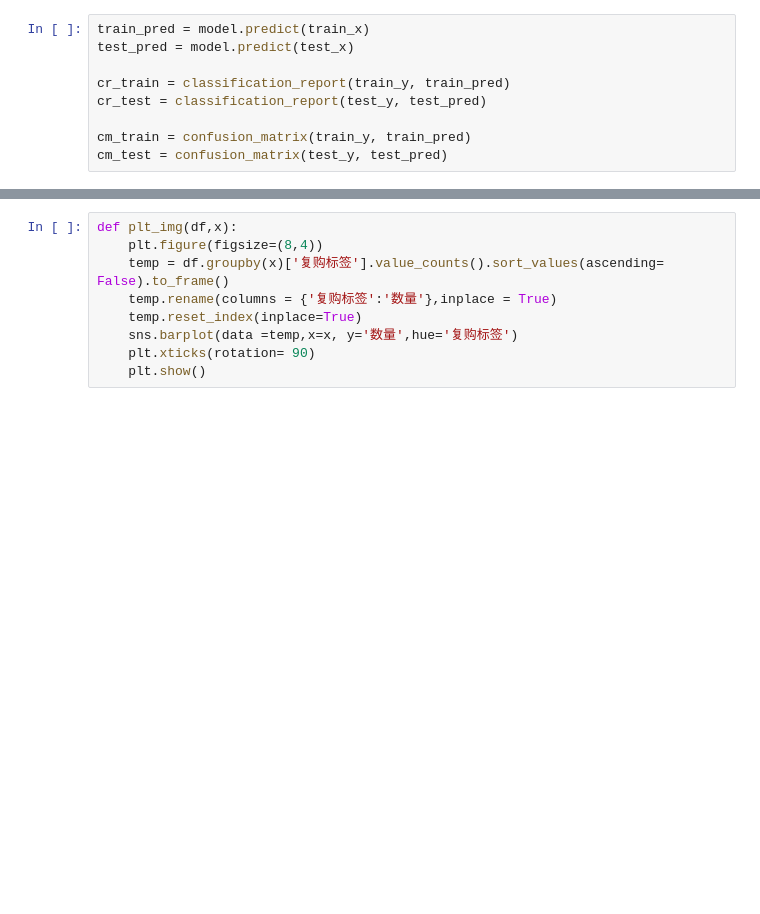
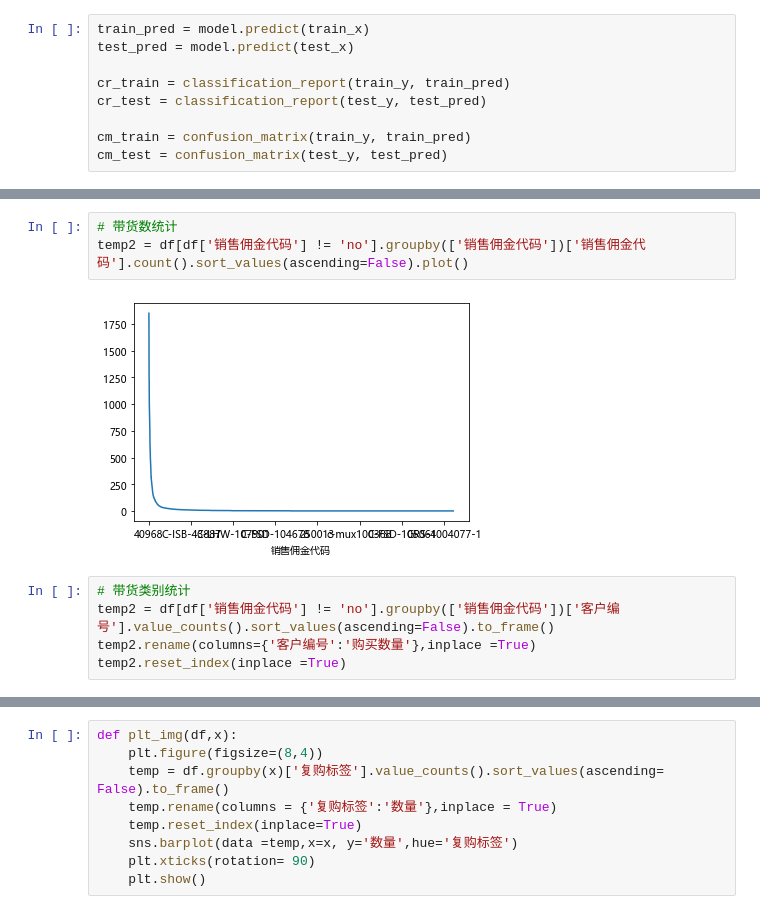
Before and after one commit to gcm1994002/work, a Jupyter notebook: 电商预测.ipynb, the cells around one changed output, grey strips where cells are left out. Cells and saved outputs as stored; diff of their text form; blank space fills up the shorter version.

```diff
--- a/电商预测.ipynb
+++ b/电商预测.ipynb
@@ -1393,0 +1757,10 @@ weighted avg       0.73      0.74      0.74      1600
+# %%
+# 带货数统计
+temp2 = df[df['销售佣金代码'] != 'no'].groupby(['销售佣金代码'])['销售佣金代码'].count().sort_values(ascending=False).plot()
+# %% [output]
+[figure, added]
+# %%
+# 带货类别统计
+temp2 = df[df['销售佣金代码'] != 'no'].groupby(['销售佣金代码'])['客户编号'].value_counts().sort_values(ascending=False).to_frame()
+temp2.rename(columns={'客户编号':'购买数量'},inplace =True)
+temp2.reset_index(inplace =True)
```
Also changed, not shown: parts of 87 cells of this notebook.
